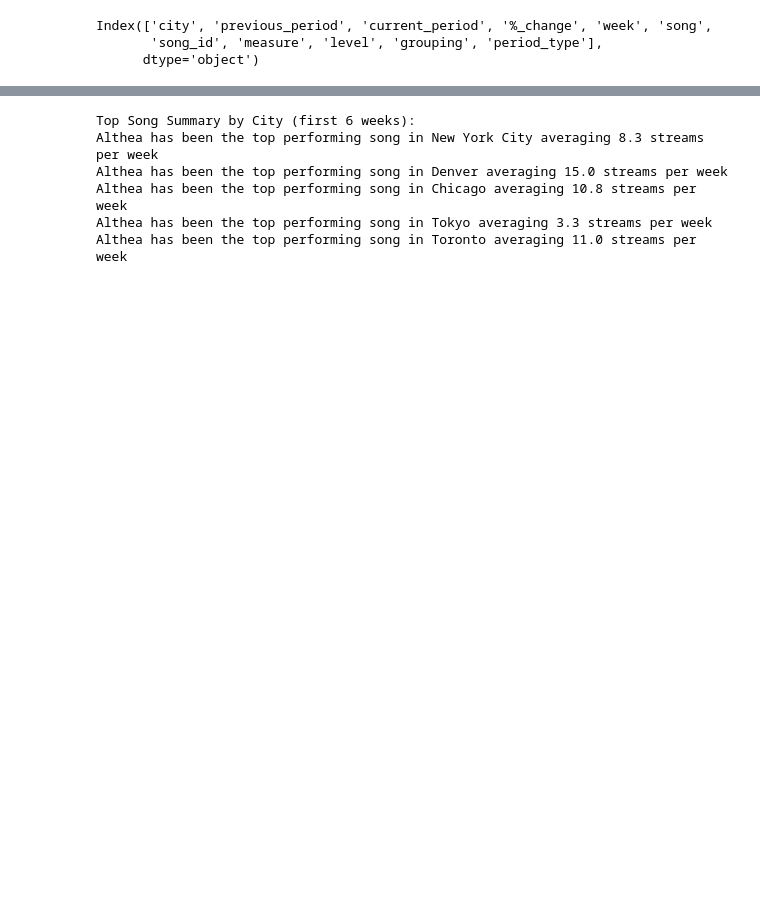
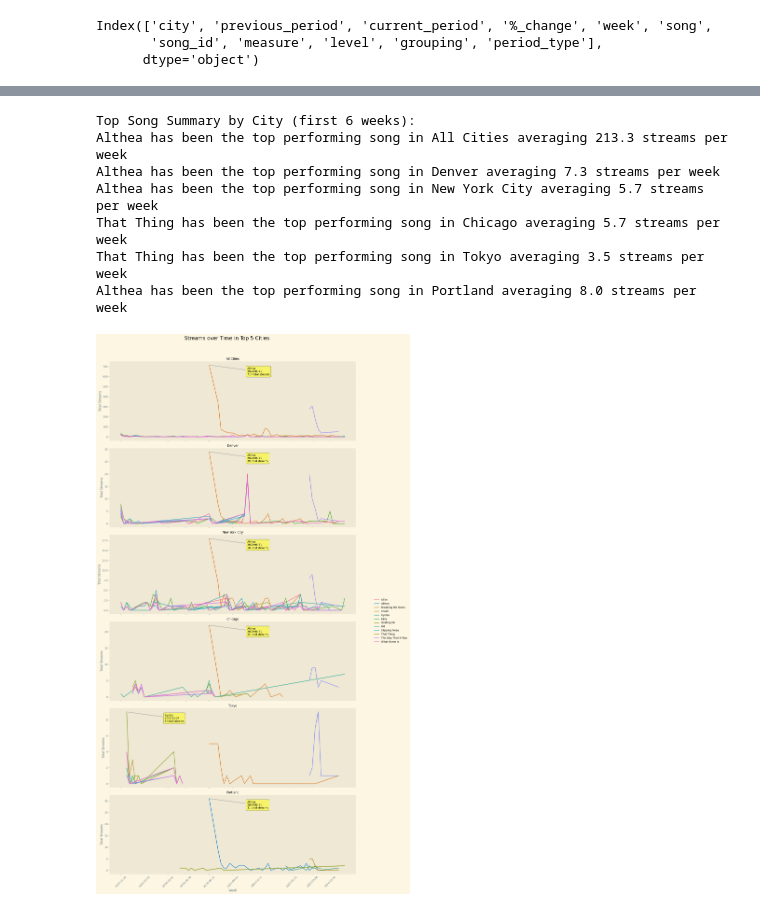
Before and after one commit to mgelberg/spring-2025, a Jupyter notebook: data-explore.ipynb, the cells around one changed output, grey strips where cells are left out. Cells and saved outputs as stored; diff of their text form; code cells hidden in the pictures; blank space fills up the shorter version.

Commit message:
pushing metrics updates from last week

```diff
--- a/data-explore.ipynb
+++ b/data-explore.ipynb
@@ -225,2 +212,7 @@ result_complete = result_complete.reset_index()
+# %%
+top_cities_by_song_streams_df = complete_timeseries_data(data=top_cities_by_song_streams
+                         , date_column='week'
+                         , value_columns='total_streams'
+                         , grouping_columns=['city', 'song'])
 # %%
 # Find peak weeks for each city and song
@@ -295,9 +222,9 @@ plt.show()
 # %%
 # Calculate and print summary for each city
 print("\nTop Song Summary by City (first 6 weeks):")
-for city in result_complete['city'].unique():
+for city in top_cities_by_song_streams_df['city'].unique():
     # Get data for this city
-    city_data = result_complete[result_complete['city'] == city]
+    city_data = top_cities_by_song_streams_df[top_cities_by_song_streams_df['city'] == city]
 
     # Calculate average streams for each song, considering only first 6 weeks after first non-zero stream
     song_avgs = {}
@@ -324,8 +251,13 @@ for city in result_complete['city'].unique():
     print(f"{top_song} has been the top performing song in {city} averaging {avg_streams:,.1f} streams per week")
 # %% [output]
 Top Song Summary by City (first 6 weeks):
-Althea has been the top performing song in New York City averaging 8.3 streams per week
-Althea has been the top performing song in Denver averaging 15.0 streams per week
-Althea has been the top performing song in Chicago averaging 10.8 streams per week
-Althea has been the top performing song in Tokyo averaging 3.3 streams per week
-Althea has been the top performing song in Toronto averaging 11.0 streams per week
+Althea has been the top performing song in All Cities averaging 213.3 streams per week
+Althea has been the top performing song in Denver averaging 7.3 streams per week
+Althea has been the top performing song in New York City averaging 5.7 streams per week
+That Thing has been the top performing song in Chicago averaging 5.7 streams per week
+That Thing has been the top performing song in Tokyo averaging 3.5 streams per week
+Althea has been the top performing song in Portland averaging 8.0 streams per week
+# %%
+plot_city_trends(data=top_cities_by_song_streams_df, y_column='total_streams', title='Streams over Time in Top 5 Cities')
+# %% [output]
+[figure, added]
```
Also changed, not shown: parts of 13 cells of this notebook, 12 other files.
